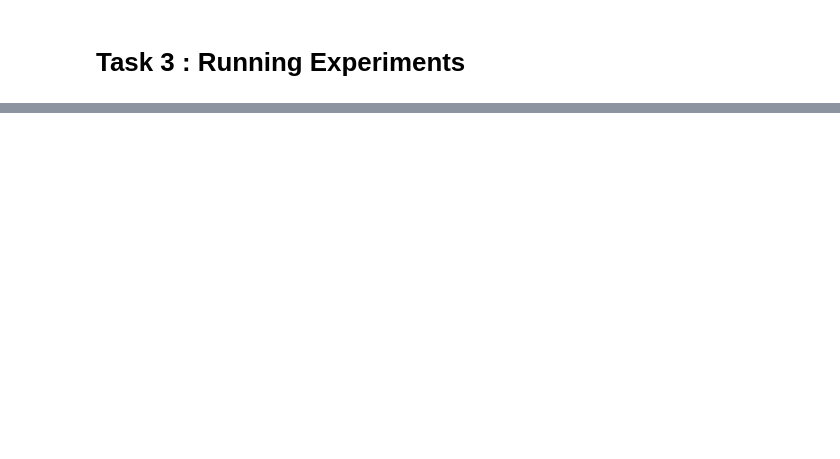
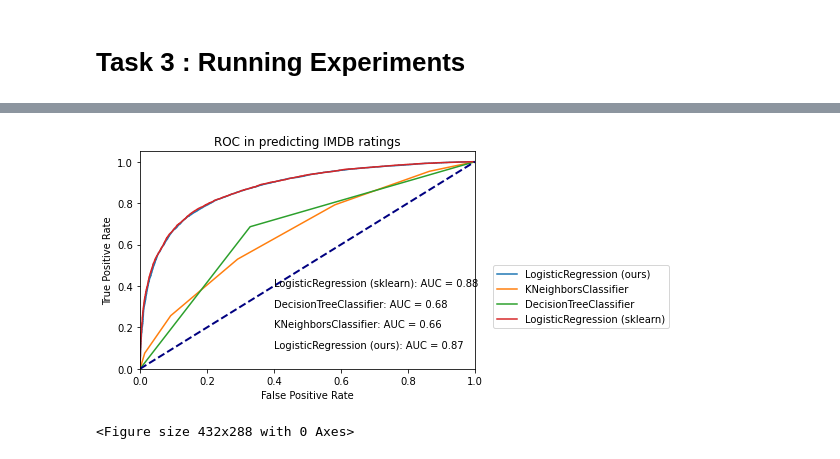
Before and after one commit to acollin19/comp551, a Jupyter notebook: A2/assignment2_group_24.ipynb, the cells around one changed output, grey strips where cells are left out. Saved outputs shown, nothing was run; the diff lists cells and outputs as text; code cells hidden in the pictures; blank space fills up the shorter version.

```diff
--- a/A2/assignment2_group_24.ipynb
+++ b/A2/assignment2_group_24.ipynb
@@ -500,0 +422,53 @@ ValueError: ignored
+# %%
+from sklearn.metrics import roc_curve, roc_auc_score
+from sklearn.linear_model import LogisticRegression as sk_LogisticRegression
+from sklearn.tree import DecisionTreeClassifier
+from sklearn.neighbors import KNeighborsClassifier
+
+models = [KNeighborsClassifier(),
+          DecisionTreeClassifier(),
+          sk_LogisticRegression()]
+
+perf = {}
+
+# our implementation is slow you may try sklearn version
+logitreg = LogisticRegression(max_iters=1e3)
+fit = logitreg.fit(imdb_X_train, IMDB_y_train)
+y_test_prob = fit.predict(imdb_X_test)
+fpr, tpr, thresholds = roc_curve(IMDB_y_test, y_test_prob)
+auroc = roc_auc_score(IMDB_y_test, y_test_prob)
+
+perf["LogisticRegression (ours)"] = {'fpr':fpr, 'tpr':tpr, 'auroc':auroc}
+
+for model in models:
+    fit = model.fit(imdb_X_train, IMDB_y_train)
+    y_test_prob = fit.predict_proba(imdb_X_test)[:,1]
+    fpr, tpr, thresholds = roc_curve(IMDB_y_test, y_test_prob)
+    auroc = roc_auc_score(IMDB_y_test, y_test_prob)
+    if type(model).__name__ == "LogisticRegression":
+        perf["LogisticRegression (sklearn)"] = {'fpr':fpr,'tpr':tpr,'auroc':auroc}
+    else:
+        perf[type(model).__name__] = {'fpr':fpr,'tpr':tpr,'auroc':auroc}
+
+
+plt.clf()
+i = 0
+for model_name, model_perf in perf.items():
+    plt.plot(model_perf['fpr'], model_perf['tpr'],label=model_name)
+    plt.text(0.4, i+0.1, model_name + ': AUC = '+ str(round(model_perf['auroc'],2)))
+    i += 0.1
+
+plt.plot([0, 1], [0, 1], color="navy", lw=2, linestyle="--")
+plt.xlim([0.0, 1.0])
+plt.ylim([0.0, 1.05])
+
+plt.xlabel("False Positive Rate")
+plt.ylabel("True Positive Rate")
+plt.title('ROC in predicting IMDB ratings')
+plt.legend(bbox_to_anchor=(1.04, 0.5), loc="upper left")
+plt.show()
+plt.savefig("roc_curve.png", bbox_inches='tight', dpi=300)
+# plt.close()
+# %% [output]
+[figure, added]
+<Figure size 432x288 with 0 Axes>
```
Also changed, not shown: parts of 12 cells of this notebook.
